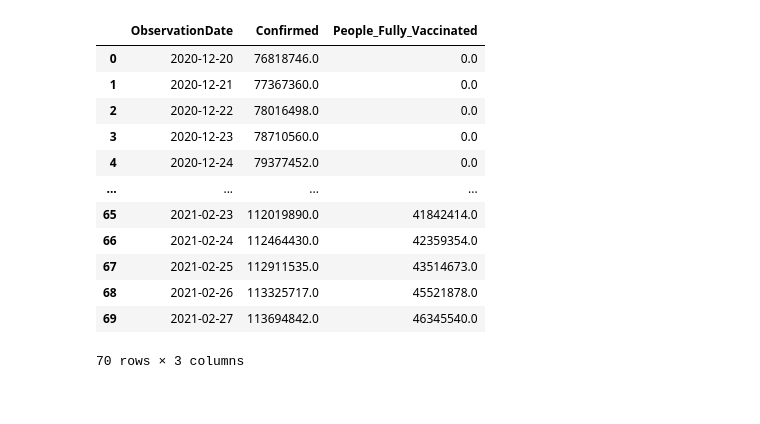
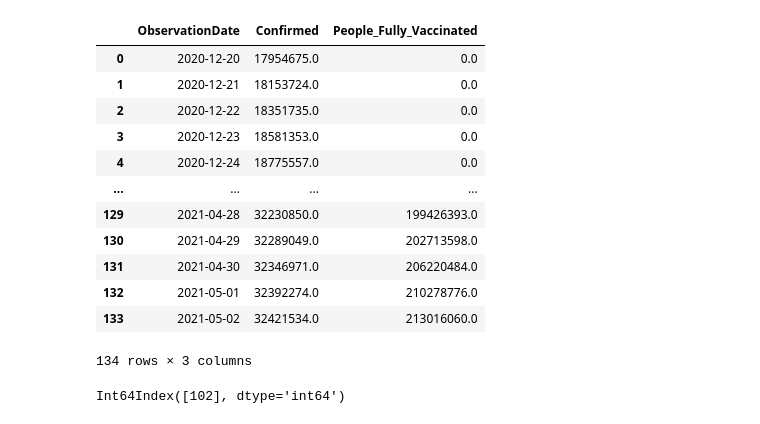
Before and after one commit to yanliang789/covid_19_trend, a Jupyter notebook: main.ipynb, the cells around one changed output. Cells and saved outputs as stored; diff of their text form; code cells hidden in the pictures.

Commit message:
add new dataset.

```diff
--- a/main.ipynb
+++ b/main.ipynb
@@ -28,19 +28,24 @@ model_config
  'offline_dataset_date': '2020-09-26',
  'days_to_predict': 10}
 # %%
-df_vac = pd.read_csv('Confirmed_VS_Vaccinated_US.csv').drop(columns=['Unnamed: 0'])
-df_vac
+df = pd.read_csv('Confirmed_Cases_US_Vaccinated_NewDataset_copy.csv').drop(columns=['Unnamed: 0'])
+df
 # %% [output]
 |  | ObservationDate | Confirmed | People_Fully_Vaccinated |
-| 0 | 2020-12-20 | 76818746.0 | 0.0 |
-| 1 | 2020-12-21 | 77367360.0 | 0.0 |
-| 2 | 2020-12-22 | 78016498.0 | 0.0 |
-| 3 | 2020-12-23 | 78710560.0 | 0.0 |
-| 4 | 2020-12-24 | 79377452.0 | 0.0 |
+| 0 | 2020-12-20 | 17954675.0 | 0.0 |
+| 1 | 2020-12-21 | 18153724.0 | 0.0 |
+| 2 | 2020-12-22 | 18351735.0 | 0.0 |
+| 3 | 2020-12-23 | 18581353.0 | 0.0 |
+| 4 | 2020-12-24 | 18775557.0 | 0.0 |
 | ... | ... | ... | ... |
-| 65 | 2021-02-23 | 112019890.0 | 41842414.0 |
-| 66 | 2021-02-24 | 112464430.0 | 42359354.0 |
-| 67 | 2021-02-25 | 112911535.0 | 43514673.0 |
-| 68 | 2021-02-26 | 113325717.0 | 45521878.0 |
-| 69 | 2021-02-27 | 113694842.0 | 46345540.0 |
+| 129 | 2021-04-28 | 32230850.0 | 199426393.0 |
+| 130 | 2021-04-29 | 32289049.0 | 202713598.0 |
+| 131 | 2021-04-30 | 32346971.0 | 206220484.0 |
+| 132 | 2021-05-01 | 32392274.0 | 210278776.0 |
+| 133 | 2021-05-02 | 32421534.0 | 213016060.0 |
-70 rows × 3 columns
+134 rows × 3 columns
+# %%
+## Use the data from April to May as test
+df[df['ObservationDate']=='2021-04-01'].index
+# %% [output]
+Int64Index([102], dtype='int64')
```
Also changed, not shown: parts of 28 cells of this notebook, 1 other file.
